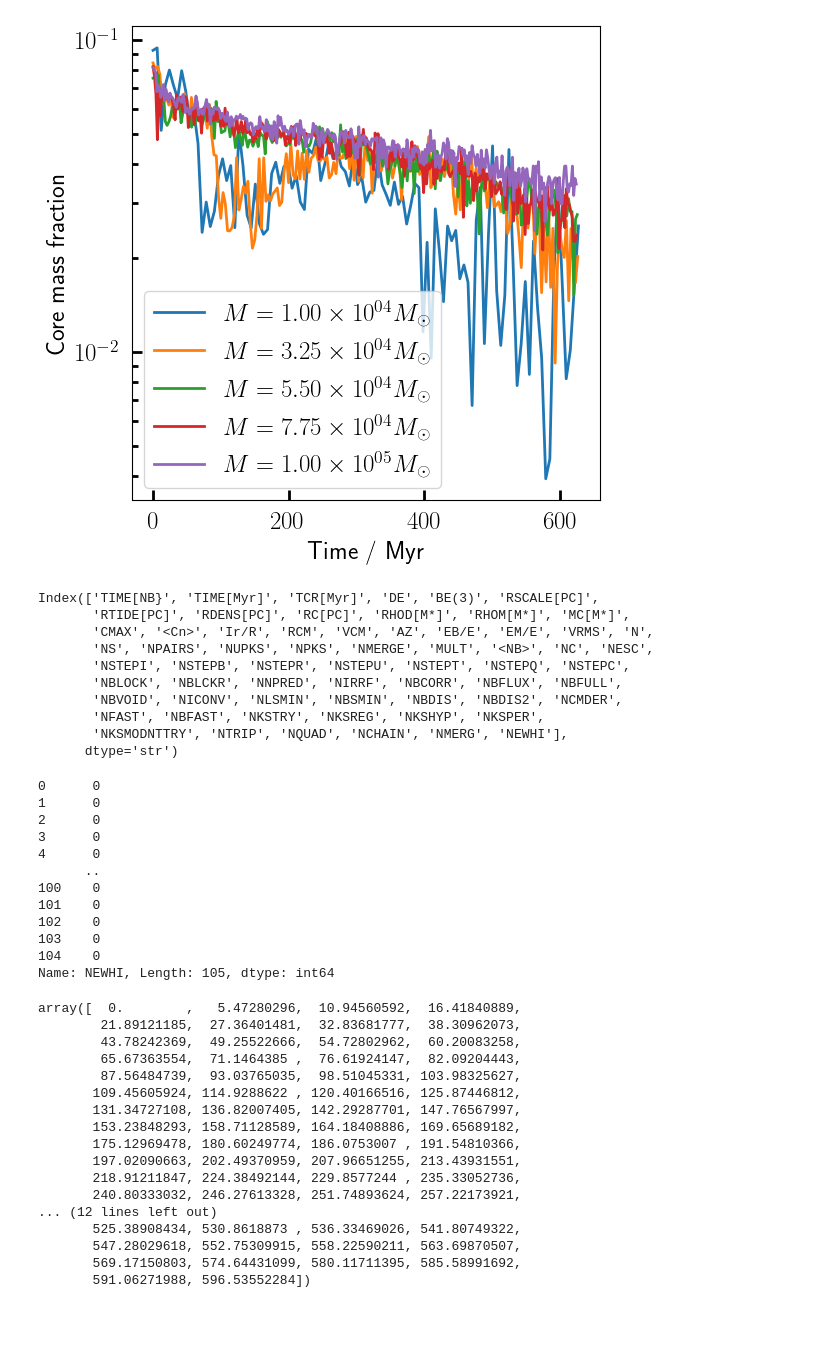
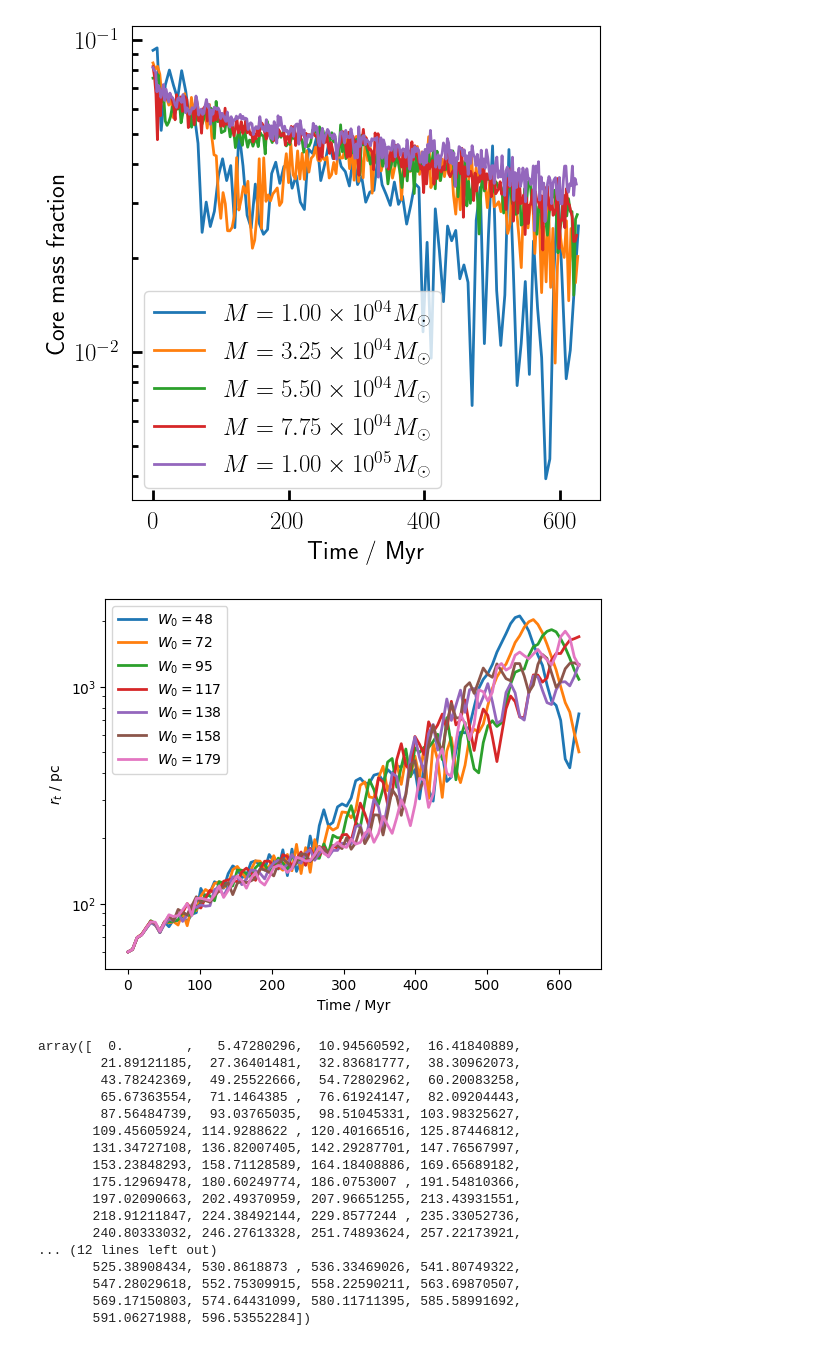
Before and after one commit to RSPicken2/stellar-streams, a Jupyter notebook: EscapersAnalysis.ipynb, the cells around one changed output. Cells and saved outputs as stored; diff of their text form; code cells hidden in the pictures; blank space fills up the shorter version.

```diff
--- a/EscapersAnalysis.ipynb
+++ b/EscapersAnalysis.ipynb
@@ -94,31 +91,3 @@ ax.legend()
 # %% [output]
 <matplotlib.legend.Legend at 0x...>
 [figure]
-# %%
-glob_dfs_by_experiment['Mass'][10000].keys()#['RDENS']
-# %% [output]
-Index(['TIME[NB}', 'TIME[Myr]', 'TCR[Myr]', 'DE', 'BE(3)', 'RSCALE[PC]',
-       'RTIDE[PC]', 'RDENS[PC]', 'RC[PC]', 'RHOD[M*]', 'RHOM[M*]', 'MC[M*]',
-       'CMAX', '<Cn>', 'Ir/R', 'RCM', 'VCM', 'AZ', 'EB/E', 'EM/E', 'VRMS', 'N',
-       'NS', 'NPAIRS', 'NUPKS', 'NPKS', 'NMERGE', 'MULT', '<NB>', 'NC', 'NESC',
-       'NSTEPI', 'NSTEPB', 'NSTEPR', 'NSTEPU', 'NSTEPT', 'NSTEPQ', 'NSTEPC',
-       'NBLOCK', 'NBLCKR', 'NNPRED', 'NIRRF', 'NBCORR', 'NBFLUX', 'NBFULL',
-       'NBVOID', 'NICONV', 'NLSMIN', 'NBSMIN', 'NBDIS', 'NBDIS2', 'NCMDER',
-       'NFAST', 'NBFAST', 'NKSTRY', 'NKSREG', 'NKSHYP', 'NKSPER',
-       'NKSMODNTTRY', 'NTRIP', 'NQUAD', 'NCHAIN', 'NMERG', 'NEWHI'],
-      dtype='str')
-# %%
-glob_dfs_by_experiment['Mass'][10000]['NEWHI']
-# %% [output]
-0      0
-1      0
-2      0
-3      0
-4      0
-      ..
-100    0
-101    0
-102    0
-103    0
-104    0
-Name: NEWHI, Length: 105, dtype: int64
@@ -125,3 +97,17 @@ Name: NEWHI, Length: 105, dtype: int64
+# %%
+fig, ax = plt.subplots()
+
+for run, glob in glob_dfs_by_experiment['Vx'].items():
+    ax.plot(glob['TIME[Myr]'], glob['RTIDE[PC]'], label=fr'$W_0={{{run}}}$', linewidth=2)
+
+ax.set_yscale('log')
+ax.set_xlabel('Time / Myr')
+ax.set_ylabel(r'$r_t$ / pc')
+
+ax.legend()
+plt.show()
+# %% [output]
+[figure, added]
 # %%
 times = glob_dfs_by_experiment['Concentration'][8]['TIME[Myr]'].to_numpy()
 times[times <= 600]
```
Also changed, not shown: parts of 8 cells of this notebook, 3 other files.
